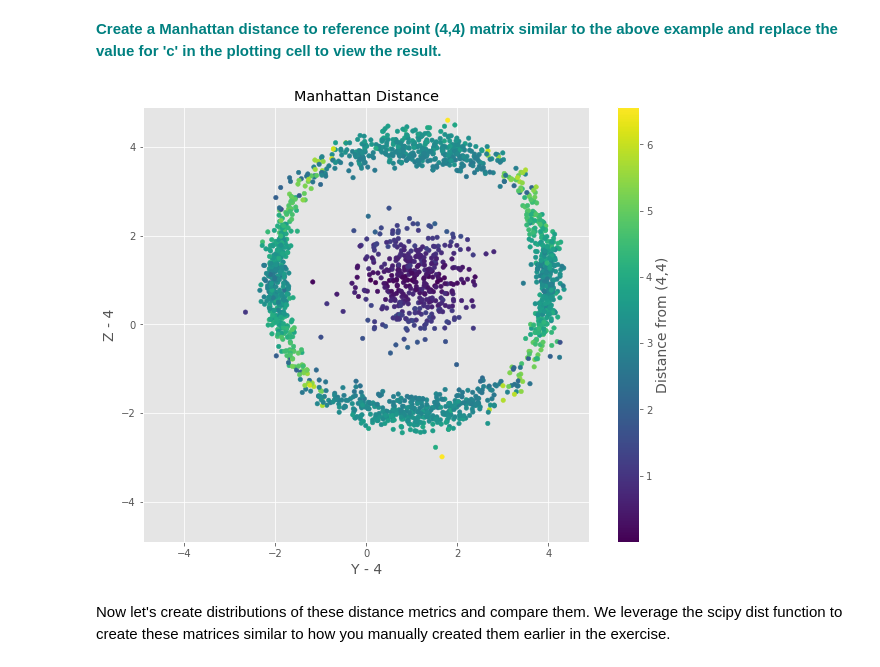
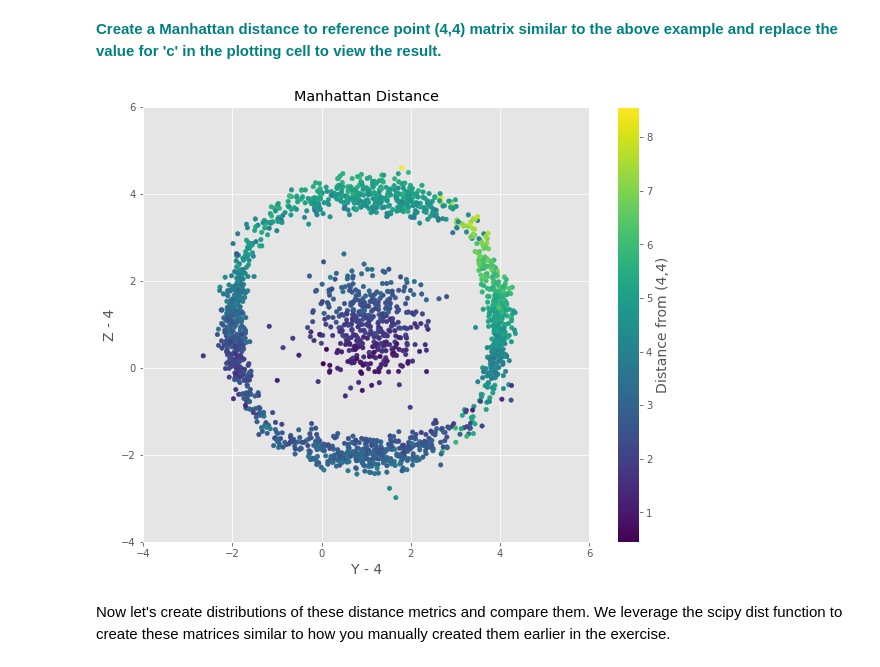
Before and after one commit to TechLadyZ/Springboard-Data-Science-Immerse-Program, a Jupyter notebook: MiniProjects/Euclidean_and_Manhattan_Distances_Case_Study/Euclidean_and_Manhattan_Distances_Case_Study.ipynb, the cells around one changed output. Saved outputs shown, nothing was run; the diff lists cells and outputs as text; code cells hidden in the pictures.

```diff
--- a/MiniProjects/Euclidean_and_Manhattan_Distances_Case_Study/Euclidean_and_Manhattan_Distances_Case_Study.ipynb
+++ b/MiniProjects/Euclidean_and_Manhattan_Distances_Case_Study/Euclidean_and_Manhattan_Distances_Case_Study.ipynb
@@ -64,18 +64,20 @@ distManhattan = np.abs(df.X - 5) + np.abs(df.Z - 5)
 # %% [markdown]
 **<font color='teal'>Create a Manhattan distance to reference point (4,4) matrix similar to the above example and replace the value for 'c' in the plotting cell to view the result.</font>**
 # %%
+distManhattan = np.abs(df.X - 4) + np.abs(df.Z - 4)
+
 figEuclid = plt.figure(figsize=[10,8])
 
 plt.scatter(df.Y - 4, df.Z-4, c=distManhattan, s=20)
-plt.ylim([-4.9,4.9])
-plt.xlim([-4.9,4.9])
+plt.ylim([-4,6])
+plt.xlim([-4,6])
 plt.xlabel('Y - 4', size=14)
 plt.ylabel('Z - 4', size=14)
 plt.title('Manhattan Distance')
 cb = plt.colorbar()
 cb.set_label('Distance from (4,4)', size=14)
 # %% [output]
-[figure, old version]
+[figure, new version]
 # %% [markdown]
 Now let's create distributions of these distance metrics and compare them. We leverage the scipy dist function to create these matrices similar to how you manually created them earlier in the exercise.
 # %%
```
Also changed, not shown: parts of 2 cells of this notebook.
